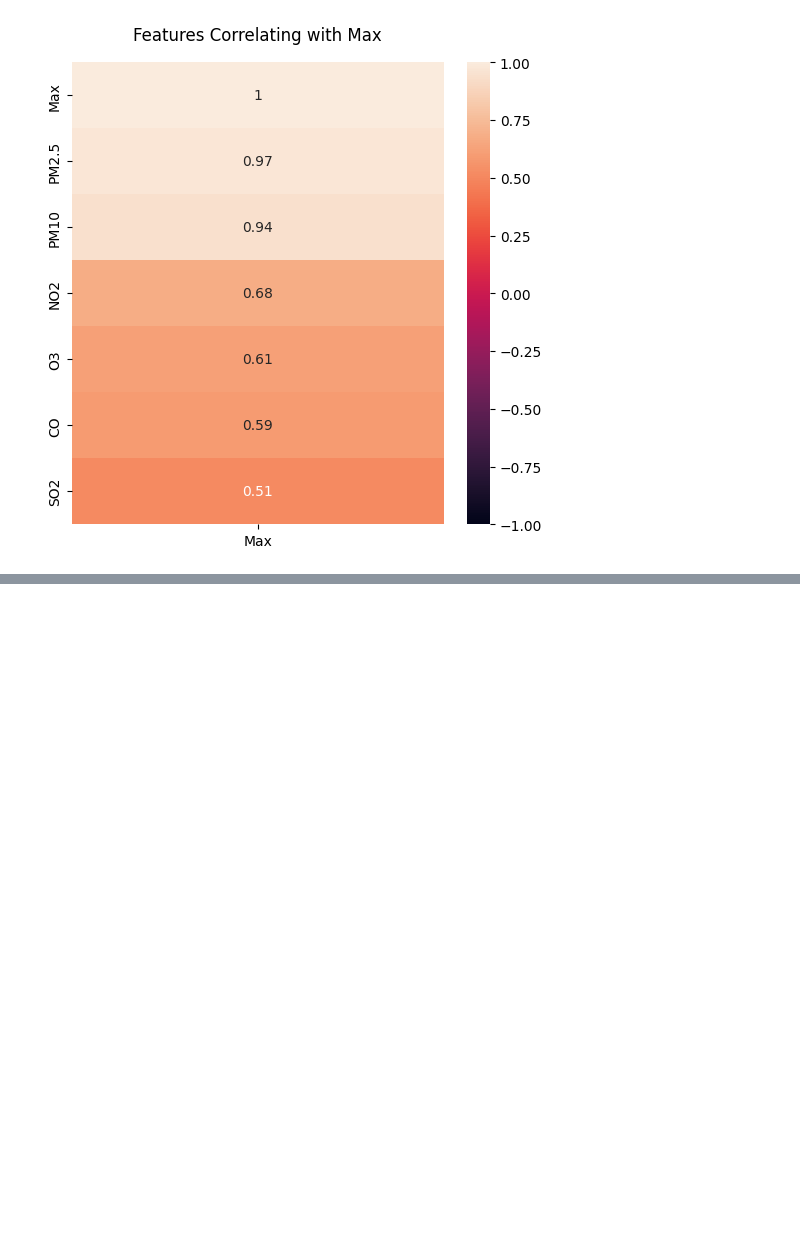
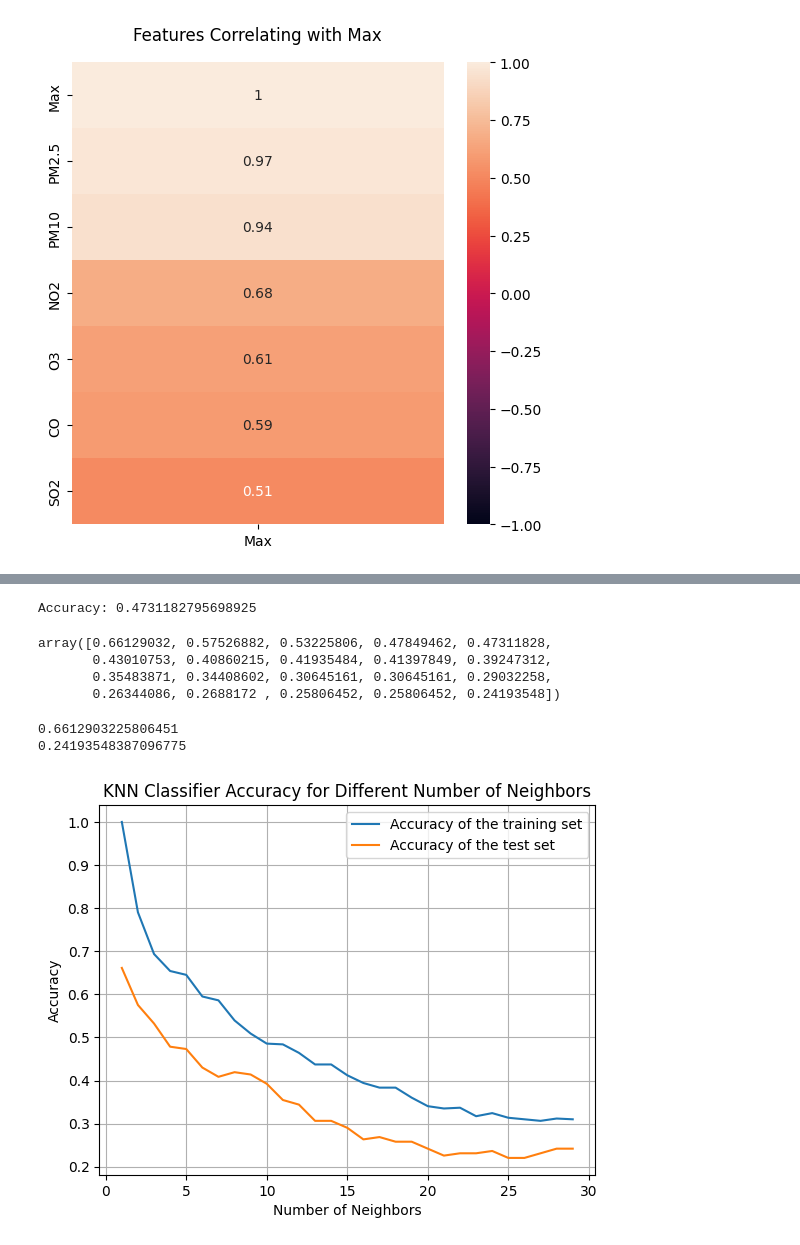
Before and after one commit to andidprastyo/air_quality_analysis, a Jupyter notebook: analysis_new.ipynb, the cells around one changed output, grey strips where cells are left out. Cells and saved outputs as stored; diff of their text form; code cells hidden in the pictures; blank space fills up the shorter version.

Commit message:
KNN Classifier Accuracy

```diff
--- a/analysis_new.ipynb
+++ b/analysis_new.ipynb
@@ -209,3 +209,7 @@ heatmap.set_title('Features Correlating with Max', fontdict={'fontsize': 12}, pa
 # %% [output]
 Text(0.5, 1.0, 'Features Correlating with Max')
 [figure]
+# %%
+x = pd.DataFrame(data_air, columns=['PM10', 'SO2', 'CO', 'O3', 'NO2', 'Max']).values
+y = data_air['Max'].values.reshape(-1, 1)
+x
@@ -211,0 +224,55 @@ Text(0.5, 1.0, 'Features Correlating with Max')
+# %%
+# Splitting dataset into training set and test set
+
+x_train, x_test, y_train, y_test = train_test_split(x, y, test_size=0.25, random_state=0)
+# %%
+K = 5
+clf = KNeighborsClassifier(n_neighbors=K)
+clf.fit(x_train, y_train)
+y_pred = clf.predict(x_test)
+
+print("Accuracy:", metrics.accuracy_score(y_test, y_pred))
+# %% [output]
+Accuracy: 0.4731182795698925
+# %%
+K = 20
+Acc = np.zeros((K))
+for i in range(1, K+1):
+    clf = KNeighborsClassifier(n_neighbors = i)
+    clf.fit(x_train, y_train.ravel())
+    y_pred = clf.predict(x_test)
+    Acc[i-1] = metrics.accuracy_score(y_test, y_pred)
+Acc
+# %% [output]
+array([0.66129032, 0.57526882, 0.53225806, 0.47849462, 0.47311828,
+       0.43010753, 0.40860215, 0.41935484, 0.41397849, 0.39247312,
+       0.35483871, 0.34408602, 0.30645161, 0.30645161, 0.29032258,
+       0.26344086, 0.2688172 , 0.25806452, 0.25806452, 0.24193548])
+# %%
+print(np.max(Acc))
+print(np.min(Acc))
+# %% [output]
+0.6612903225806451
+0.24193548387096775
+# %%
+training_acc = []
+test_acc = []
+
+# try KNN for different k nearest neighbor from 1 to 30
+neighbors_setting = range(1, 30)
+
+for n_neighbors in neighbors_setting:
+    knn = KNeighborsClassifier(n_neighbors = n_neighbors)
+    knn.fit(x_train, y_train.ravel())
+    training_acc.append(knn.score(x_train, y_train))
+    test_acc.append(knn.score(x_test, y_test))
+plt.plot(neighbors_setting, training_acc, label = 'Accuracy of the training set')
+plt.plot(neighbors_setting, test_acc, label = 'Accuracy of the test set')
+plt.ylabel('Accuracy')
+plt.xlabel('Number of Neighbors')
+plt.title('KNN Classifier Accuracy for Different Number of Neighbors')
+plt.grid(True)
+plt.legend()
+plt.show()
+# %% [output]
+[figure, added]
```
Also changed, not shown: parts of 1 cell of this notebook.
